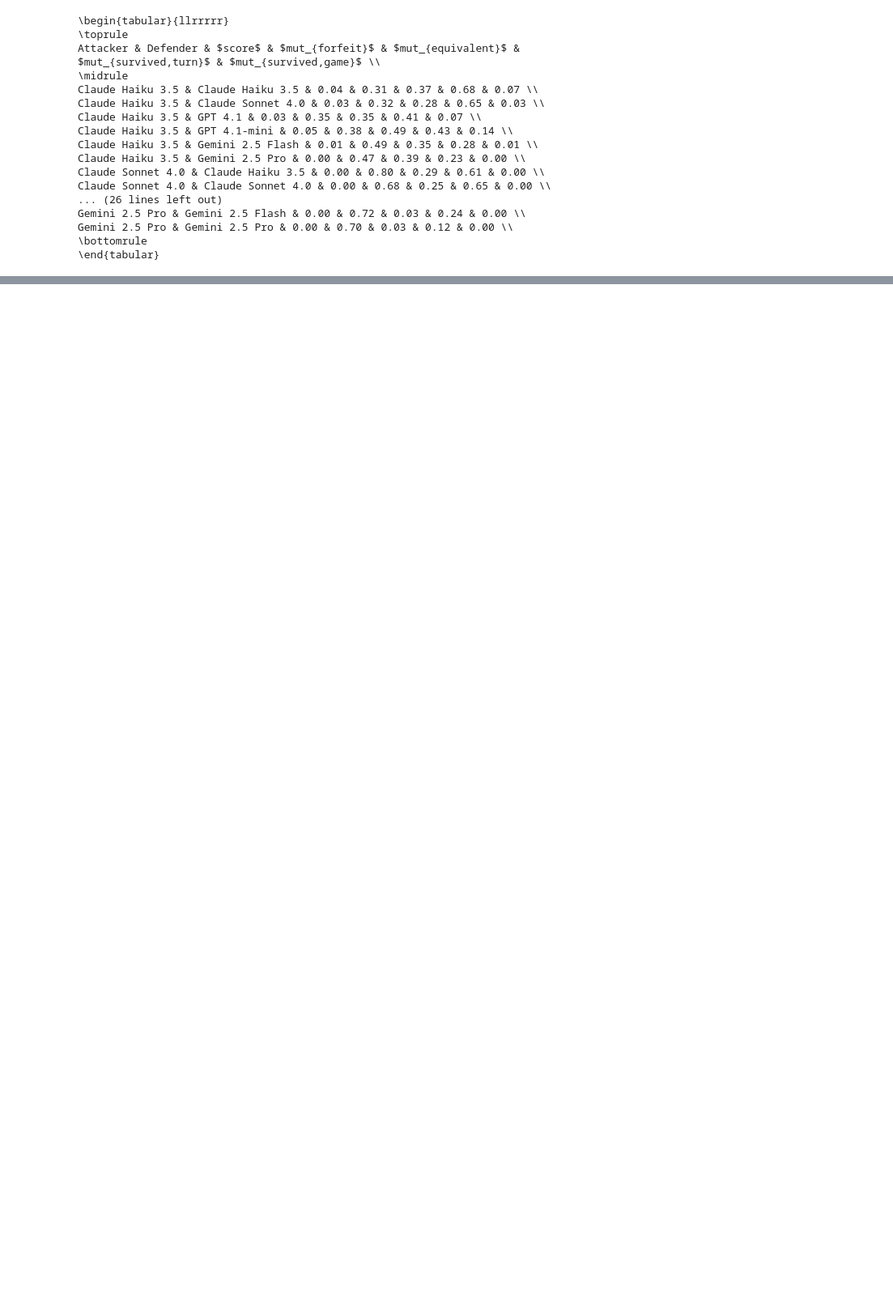
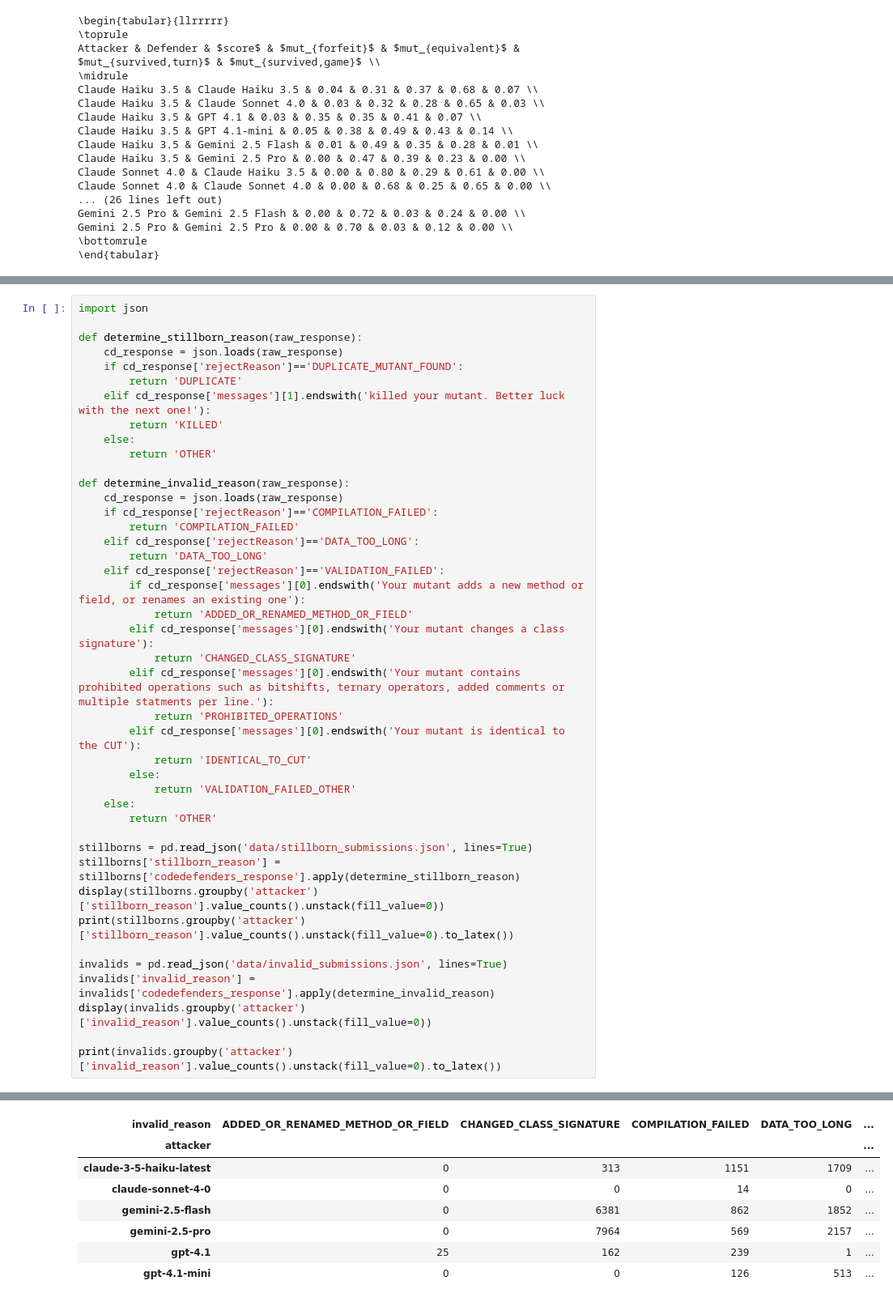
Before and after one commit to aieng-lab/cd-bench, a Jupyter notebook: metrics/visualizations.ipynb, the cells around one changed output, grey strips where cells are left out. Shown: that part at 81% size. Cells and saved outputs as stored; diff of their text form; blank space fills up the shorter version.

```diff
--- a/metrics/visualizations.ipynb
+++ b/metrics/visualizations.ipynb
@@ -241,0 +223,43 @@ GPT 4.1-mini & 0.800 & 0.200 & [0.000, 1.000] & -0.021 & negligible & 0.947 & 0.
+# %%
+import json
+
+def determine_stillborn_reason(raw_response):
+    cd_response = json.loads(raw_response)
+    if cd_response['rejectReason']=='DUPLICATE_MUTANT_FOUND':
+        return 'DUPLICATE'
+    elif cd_response['messages'][1].endswith('killed your mutant. Better luck with the next one!'):
+        return 'KILLED'
+    else:
+        return 'OTHER'
+
+def determine_invalid_reason(raw_response):
+    cd_response = json.loads(raw_response)
+    if cd_response['rejectReason']=='COMPILATION_FAILED':
+        return 'COMPILATION_FAILED'
+    elif cd_response['rejectReason']=='DATA_TOO_LONG':
+        return 'DATA_TOO_LONG'
+    elif cd_response['rejectReason']=='VALIDATION_FAILED':
+        if cd_response['messages'][0].endswith('Your mutant adds a new method or field, or renames an existing one'):
+            return 'ADDED_OR_RENAMED_METHOD_OR_FIELD'
+        elif cd_response['messages'][0].endswith('Your mutant changes a class signature'):
+            return 'CHANGED_CLASS_SIGNATURE'
+        elif cd_response['messages'][0].endswith('Your mutant contains prohibited operations such as bitshifts, ternary operators, added comments or multiple statments per line.'):
+            return 'PROHIBITED_OPERATIONS'
+        elif cd_response['messages'][0].endswith('Your mutant is identical to the CUT'):
+            return 'IDENTICAL_TO_CUT'
+        else:
+            return 'VALIDATION_FAILED_OTHER'
+    else:
+        return 'OTHER'
+
+stillborns = pd.read_json('data/stillborn_submissions.json', lines=True)
+stillborns['stillborn_reason'] = stillborns['codedefenders_response'].apply(determine_stillborn_reason)
+display(stillborns.groupby('attacker')['stillborn_reason'].value_counts().unstack(fill_value=0))
+print(stillborns.groupby('attacker')['stillborn_reason'].value_counts().unstack(fill_value=0).to_latex())
+
+invalids = pd.read_json('data/invalid_submissions.json', lines=True)
+invalids['invalid_reason'] = invalids['codedefenders_response'].apply(determine_invalid_reason)
+display(invalids.groupby('attacker')['invalid_reason'].value_counts().unstack(fill_value=0))
+
+print(invalids.groupby('attacker')['invalid_reason'].value_counts().unstack(fill_value=0).to_latex())
+# %% [output]
@@ -241,0 +287,8 @@ GPT 4.1-mini & 0.800 & 0.200 & [0.000, 1.000] & -0.021 & negligible & 0.947 & 0.
+| invalid_reason | ADDED_OR_RENAMED_METHOD_OR_FIELD | CHANGED_CLASS_SIGNATURE | COMPILATION_FAILED | DATA_TOO_LONG | ... |
+| attacker |  |  |  |  | ... |
+| claude-3-5-haiku-latest | 0 | 313 | 1151 | 1709 | ... |
+| claude-sonnet-4-0 | 0 | 0 | 14 | 0 | ... |
+| gemini-2.5-flash | 0 | 6381 | 862 | 1852 | ... |
+| gemini-2.5-pro | 0 | 7964 | 569 | 2157 | ... |
+| gpt-4.1 | 25 | 162 | 239 | 1 | ... |
+| gpt-4.1-mini | 0 | 0 | 126 | 513 | ... |
```
Also changed, not shown: parts of 5 cells of this notebook, 2 other files.
